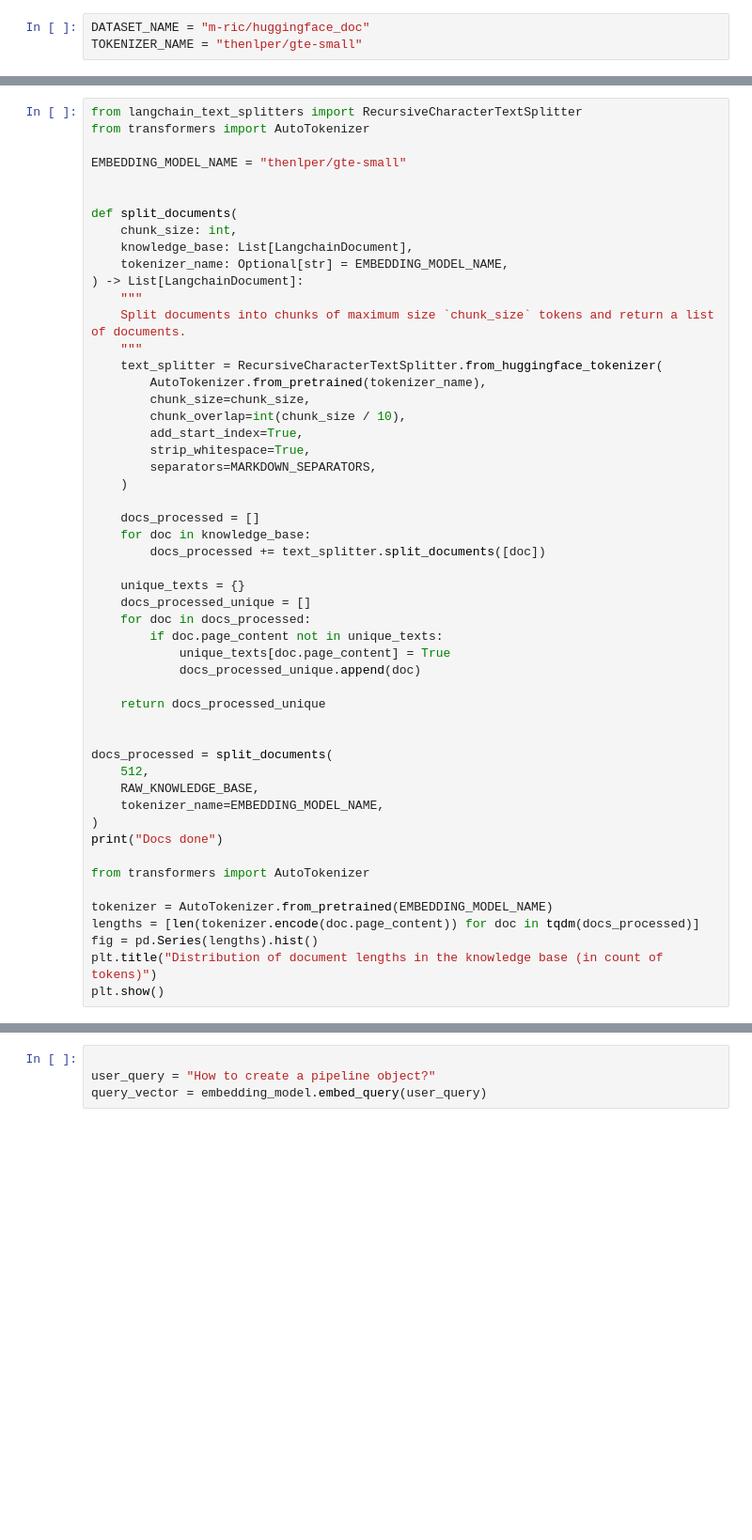
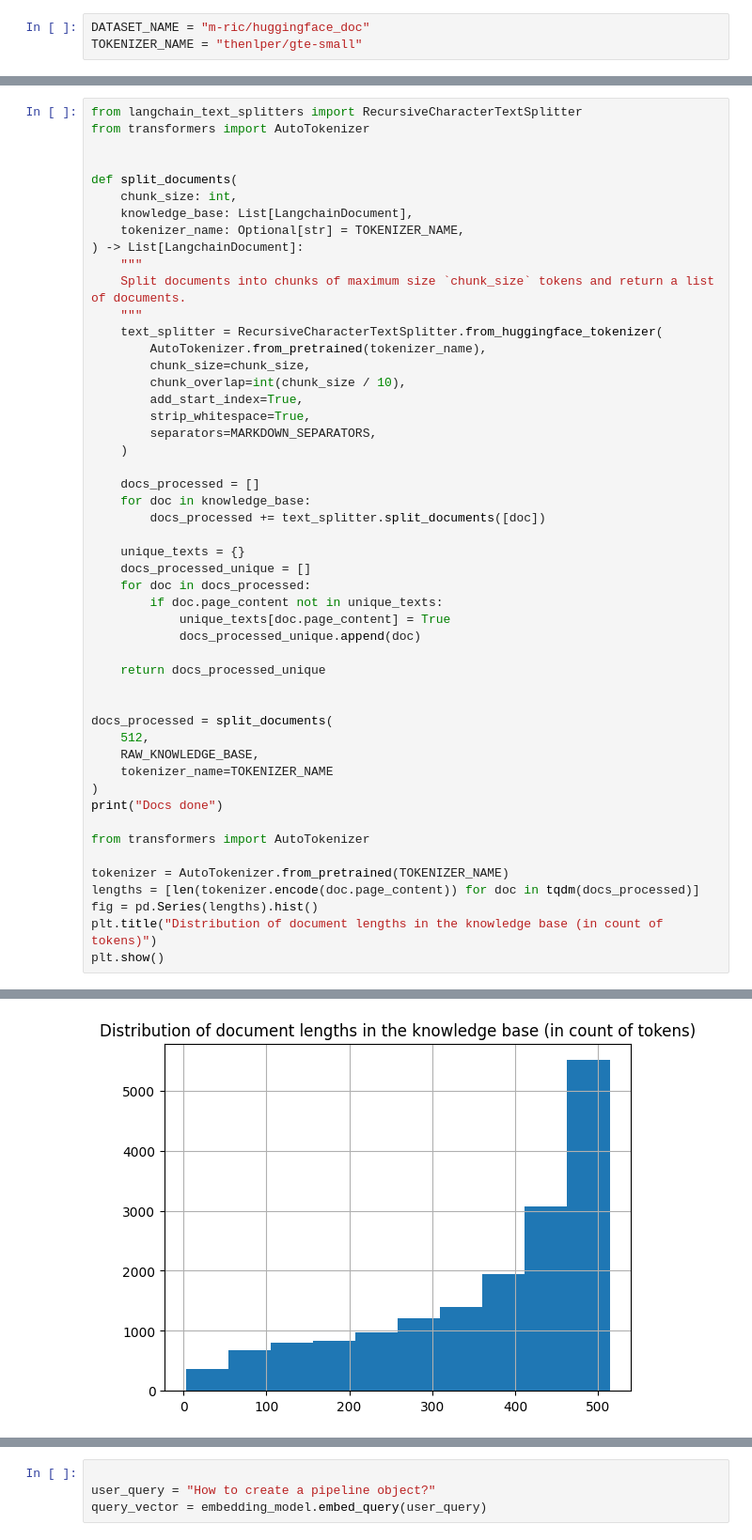
Before and after one commit to North-Star-NLP/csci5541-North_Star_NLP, a Jupyter notebook: src/main_RAG.ipynb, the cells around one changed output, grey strips where cells are left out. Shown at 94% size. Saved outputs shown, nothing was run; the diff lists cells and outputs as text; blank space fills up the shorter version.

```diff
--- a/src/main_RAG.ipynb
+++ b/src/main_RAG.ipynb
@@ -36,14 +76,12 @@ MARKDOWN_SEPARATORS = [
 # %%
 from langchain_text_splitters import RecursiveCharacterTextSplitter
 from transformers import AutoTokenizer
-
-EMBEDDING_MODEL_NAME = "thenlper/gte-small"
 
 
 def split_documents(
     chunk_size: int,
     knowledge_base: List[LangchainDocument],
-    tokenizer_name: Optional[str] = EMBEDDING_MODEL_NAME,
+    tokenizer_name: Optional[str] = TOKENIZER_NAME,
 ) -> List[LangchainDocument]:
     """
     Split documents into chunks of maximum size `chunk_size` tokens and return a list of documents.
@@ -74,14 +112,15 @@ def split_documents(
 docs_processed = split_documents(
     512,
     RAW_KNOWLEDGE_BASE,
-    tokenizer_name=EMBEDDING_MODEL_NAME,
+    tokenizer_name=TOKENIZER_NAME
 )
 print("Docs done")
 
 from transformers import AutoTokenizer
 
-tokenizer = AutoTokenizer.from_pretrained(EMBEDDING_MODEL_NAME)
+tokenizer = AutoTokenizer.from_pretrained(TOKENIZER_NAME)
 lengths = [len(tokenizer.encode(doc.page_content)) for doc in tqdm(docs_processed)]
 fig = pd.Series(lengths).hist()
 plt.title("Distribution of document lengths in the knowledge base (in count of tokens)")
 plt.show()
+# %% [output]
@@ -88,3 +128,4 @@ plt.show()
+[figure, added]
 # %%
 from langchain_huggingface import HuggingFaceEmbeddings
 from langchain_community.vectorstores.utils import DistanceStrategy
```
Also changed, not shown: parts of 14 cells of this notebook.
